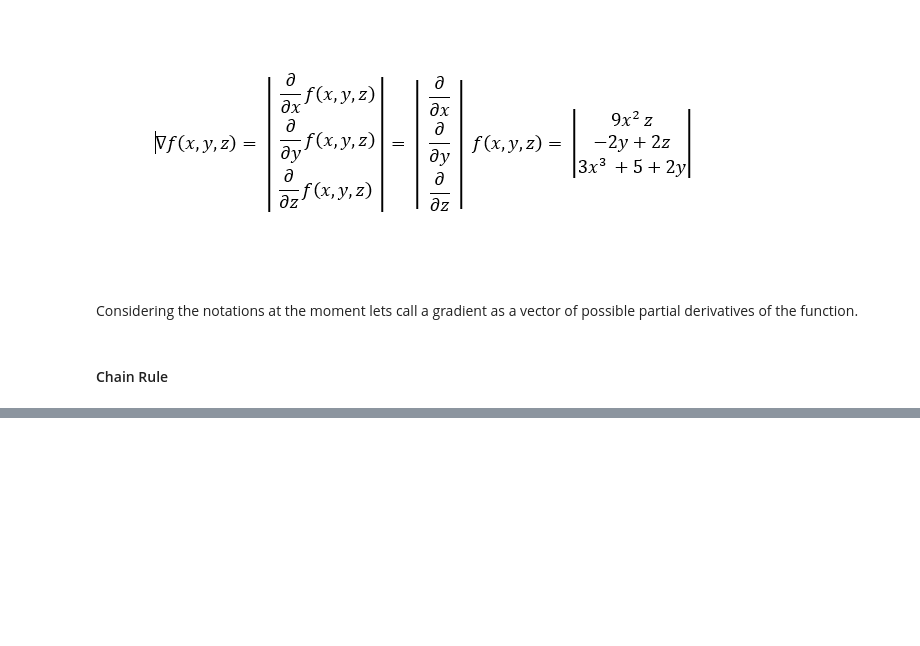
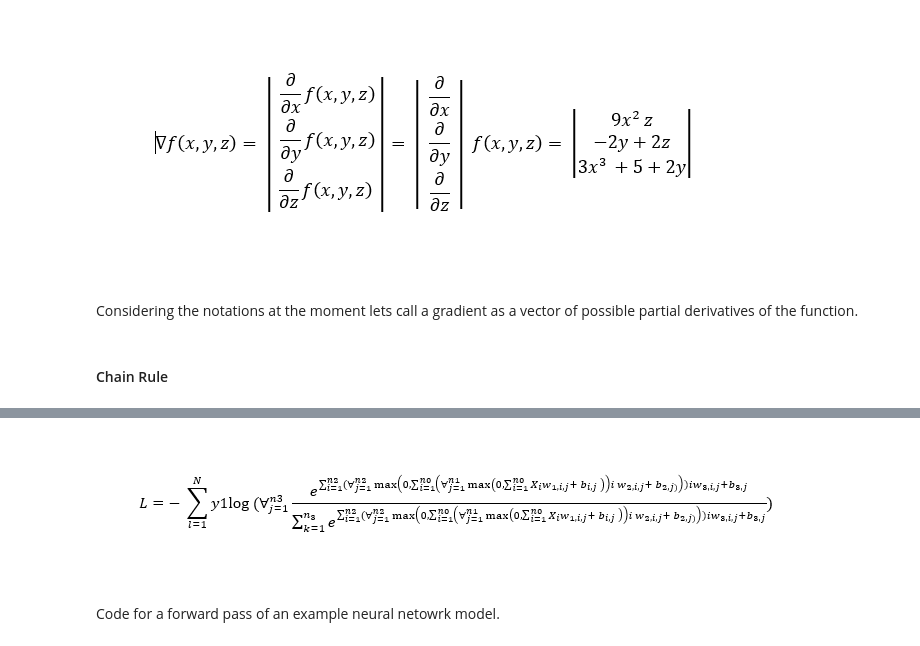
Before and after one commit to charu11/Neural-Networks-from-Scratch, a Jupyter notebook: Neural_networks_from_scratch.ipynb, the cells around one changed output, grey strips where cells are left out. Drawn from its saved outputs; the diff is of its cells as text; code cells hidden in the pictures; blank space fills up the shorter version.

```diff
--- a/Neural_networks_from_scratch.ipynb
+++ b/Neural_networks_from_scratch.ipynb
@@ -1402,0 +1416,6 @@ an input to another function
+# %%
+Image('/content/drive/MyDrive/Neural Networks from Scratch/ch08_08.PNG')
+# %% [output]
+[figure, added]
+# %% [markdown]
+Code for a forward pass of  an example neural netowrk model.
```
Also changed, not shown: parts of 5 cells of this notebook.
